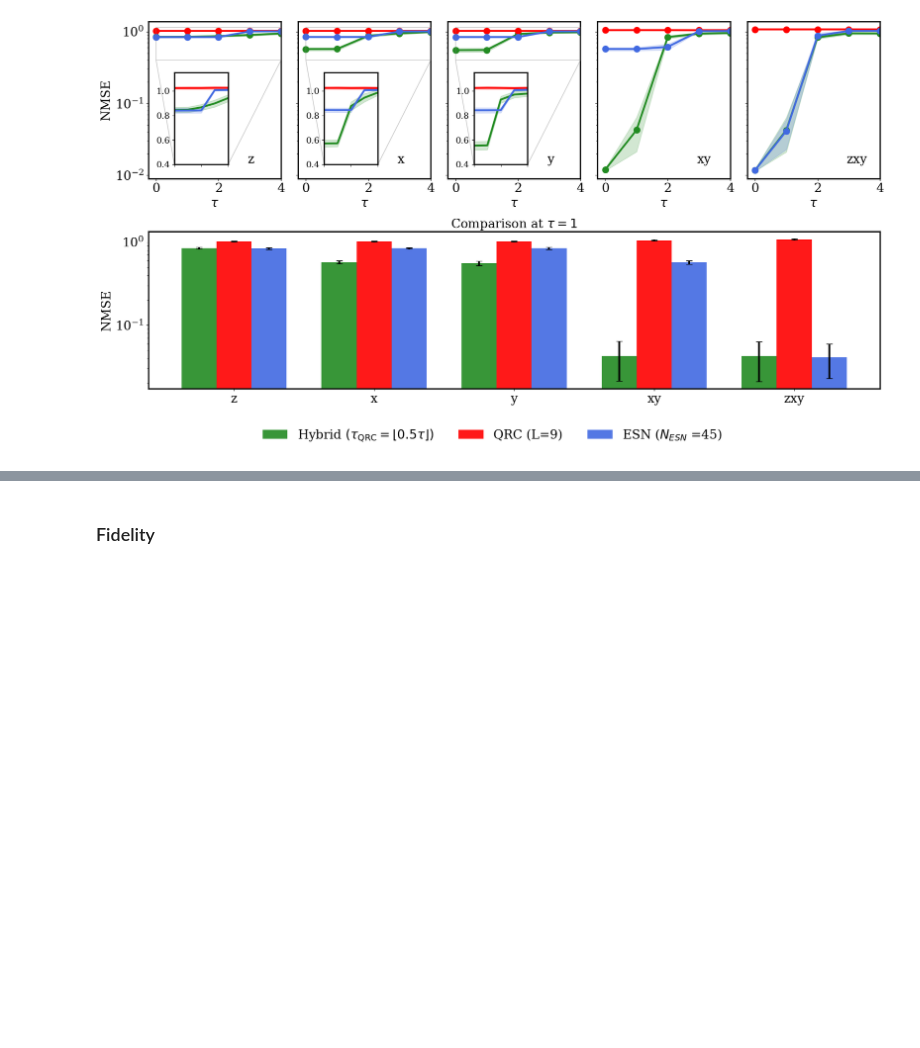
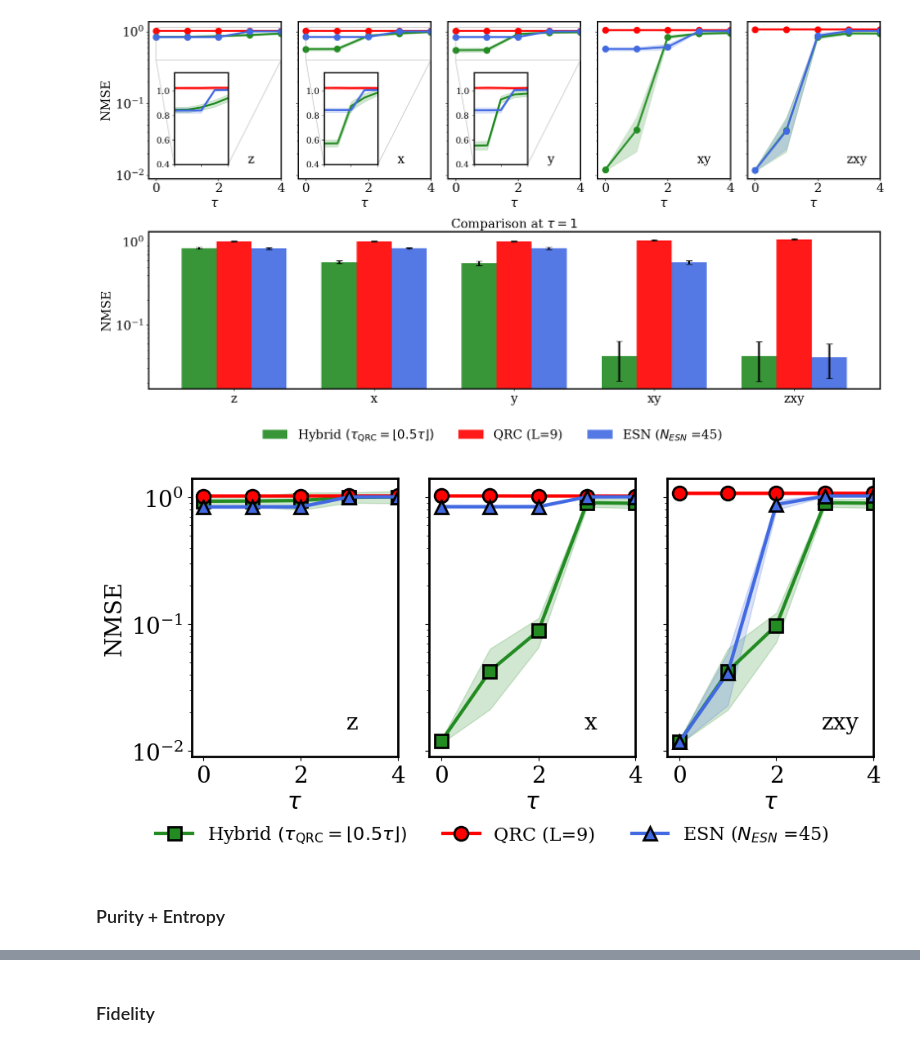
Before and after one commit to Mate1Coll/Neural-Network-in-Deep-Quantum-Classical-Architectures, a Jupyter notebook: plots.ipynb, the cells around one changed output, grey strips where cells are left out. Saved outputs shown, nothing was run; the diff lists cells and outputs as text; code cells hidden in the pictures; blank space fills up the shorter version.

```diff
--- a/plots.ipynb
+++ b/plots.ipynb
@@ -929,3 +1006,11 @@ ESN_QRC_Hybrid_comparison_info(L=9, Js=1, h=3, W=0.01, Vmp=1, Dmp=1, Dmp_full=1,
 							   delayqrc=0.5, N_rep=1)
 # %% [output]
 [figure]
+# %%
+ESN_QRC_Hybrid_comparison_info_mp(L=9, Js=1, h=3, W=0.01, Vmp=10, Dmp=1, Dmp_full=1, dt=5,
+							   g=0.25, l=0.001, pm='NMSE', task_name='Entropy',
+							   delayqrc=0.5, N_rep=1)
+# %% [output]
+[figure, added]
+# %% [markdown]
+### Purity + Entropy
```
Also changed, not shown: parts of 13 cells of this notebook, 7 other files.
